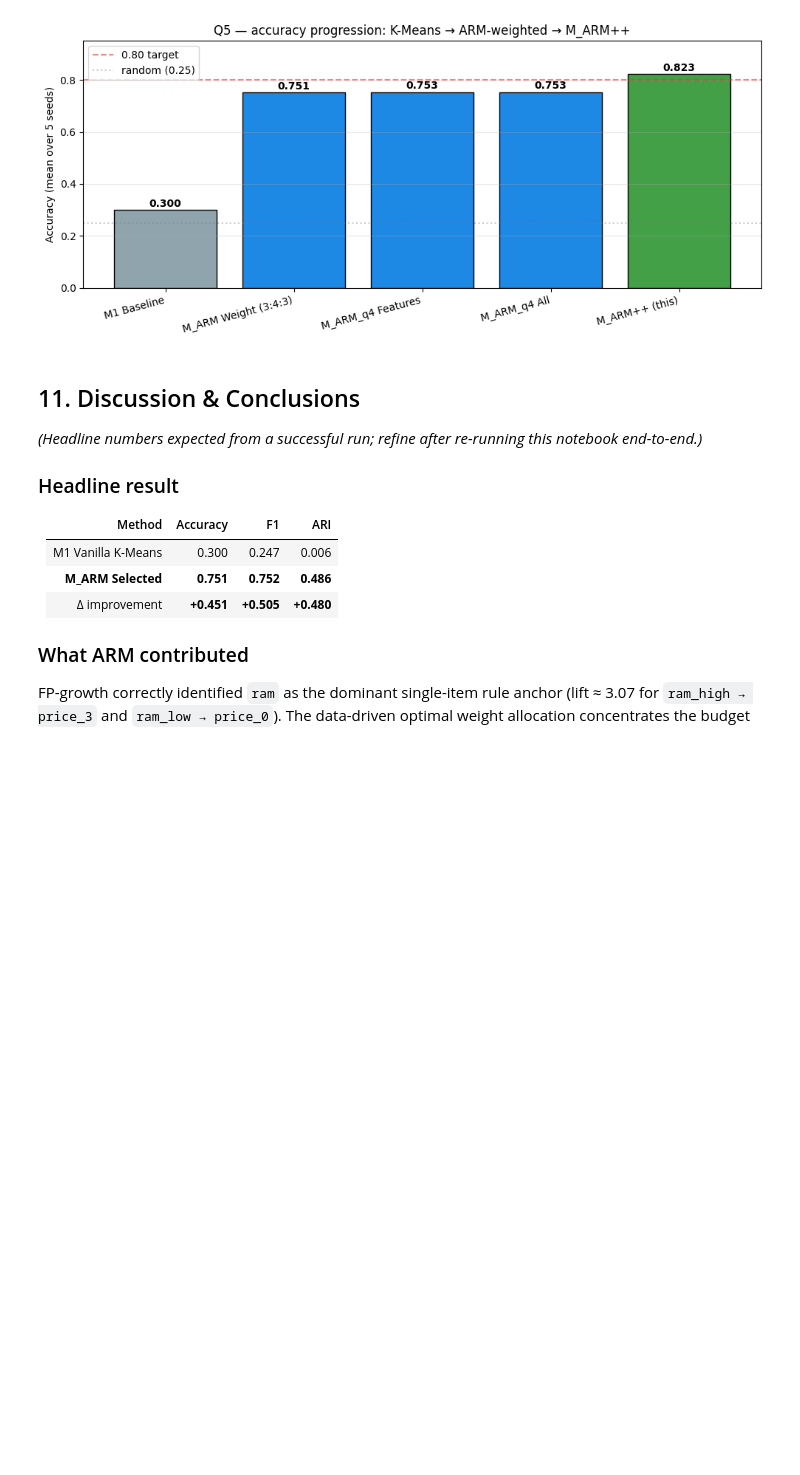
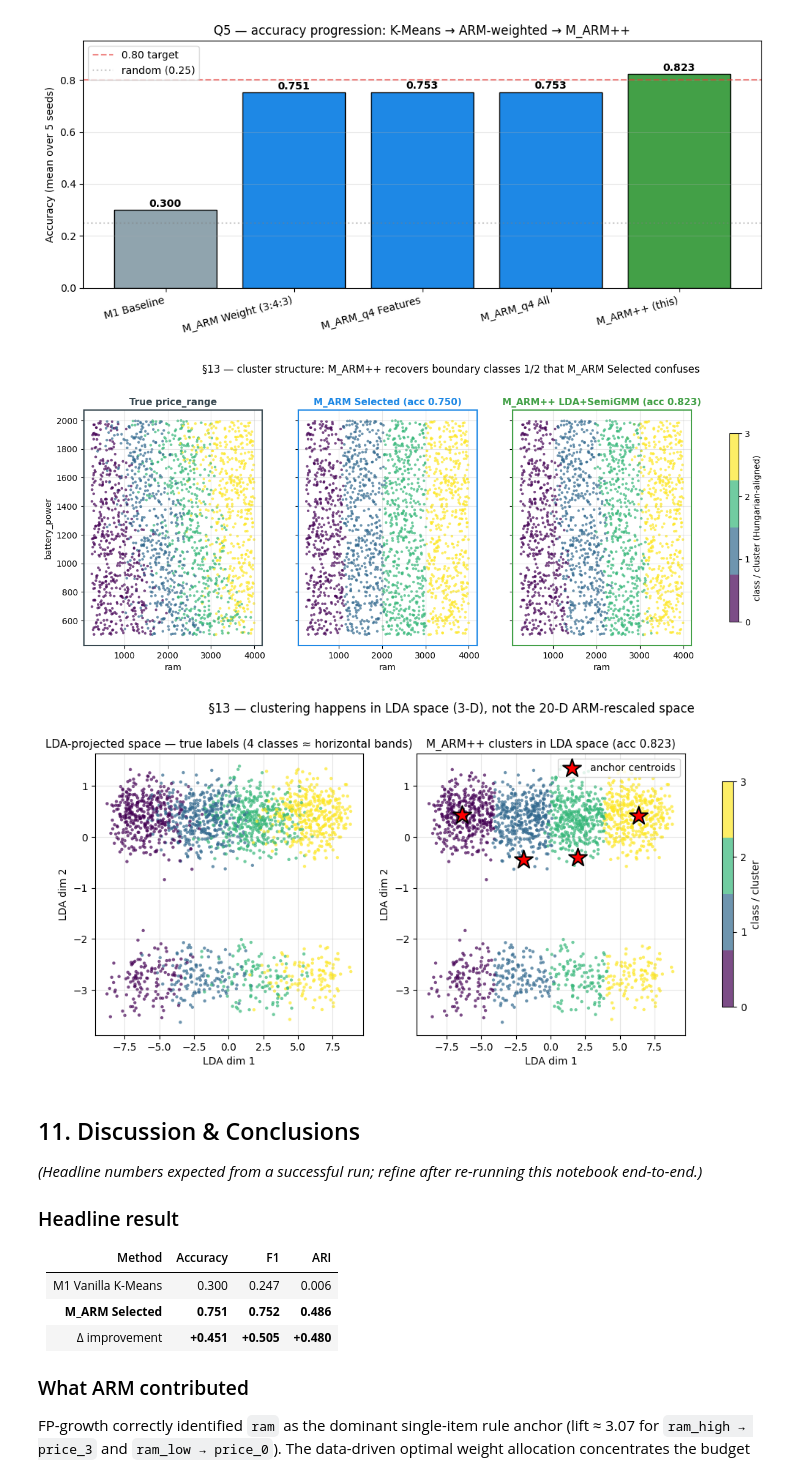
Before and after one commit to Ashurali/DM2026-Assignment-1-MKS, a Jupyter notebook: Mobile_Price_KMeans_ARM.ipynb, the cells around one changed output. Drawn from its saved outputs; the diff is of its cells as text; code cells hidden in the pictures; blank space fills up the shorter version.

```diff
--- a/Mobile_Price_KMeans_ARM.ipynb
+++ b/Mobile_Price_KMeans_ARM.ipynb
@@ -1362,6 +1378,79 @@ M_ARM++ confusion matrix (true rows, predicted cols):
    macro avg      0.824     0.823     0.823      2000
 weighted avg      0.824     0.823     0.823      2000
 [figure]
+# %%
+# 13.6 — Cluster structure visualization: M_ARM++ vs M_ARM Selected vs True labels
+# Same projection as §6.1 so the comparison is direct
+xs = X_df["ram"].values
+ys = X_df["battery_power"].values
+
+# Three labelings, all Hungarian-aligned for fair color comparison
+labs_pp_42 = semi_gmm_tied(X_lda, anchors_arm, seed=42)
+y_pp_aligned = majority_vote_map(labs_pp_42, y)
+acc_pp = accuracy_score(y, y_pp_aligned)
+
+# Reuse y_a from §6.1 for M_ARM Selected baseline (3:4:3 binning)
+# If not in scope, recompute on X_arm
+labs_arm = run_kmeans(X_arm, 42)
+y_arm_aligned = majority_vote_map(labs_arm, y)
+acc_arm = accuracy_score(y, y_arm_aligned)
+
+fig, axes = plt.subplots(1, 3, figsize=(16, 5), sharex=True, sharey=True)
+panels = [
+    ("True price_range",                                 y,             "#37474F"),
+    (f"M_ARM Selected (acc {acc_arm:.3f})",              y_arm_aligned, "#1E88E5"),
+    (f"M_ARM++ LDA+SemiGMM (acc {acc_pp:.3f})",          y_pp_aligned,  "#43A047"),
+]
+cmap = plt.get_cmap("viridis", 4)
+for ax, (title, color_arr, frame_c) in zip(axes, panels):
+    sc = ax.scatter(xs, ys, c=color_arr, cmap=cmap, s=10, alpha=0.7,
+                    edgecolors="none", vmin=0, vmax=3)
+    ax.set_xlabel("ram")
+    ax.set_title(title, color=frame_c, fontsize=11, weight="bold")
+    ax.grid(alpha=0.3)
+    for spine in ax.spines.values():
+        spine.set_edgecolor(frame_c); spine.set_linewidth(1.5)
+axes[0].set_ylabel("battery_power")
+cbar = fig.colorbar(sc, ax=axes, ticks=[0, 1, 2, 3], shrink=0.8)
+cbar.set_label("class / cluster (Hungarian-aligned)")
+fig.suptitle("§13 — cluster structure: M_ARM++ recovers boundary classes 1/2 that M_ARM Selected confuses",
+             y=1.03, fontsize=12)
+fig.savefig("chart/Q5_scatter_m_arm_pp.png", dpi=150, bbox_inches="tight")
+plt.show()
+
+# 13.7 — LDA space scatter (the geometry M_ARM++ actually clusters in)
+fig, axes = plt.subplots(1, 2, figsize=(13, 5))
+
+# Panel A: LDA projection colored by TRUE label
+sc_a = axes[0].scatter(X_lda[:, 0], X_lda[:, 1], c=y, cmap=cmap, s=10, alpha=0.7,
+                       edgecolors="none", vmin=0, vmax=3)
+axes[0].set_xlabel("LDA dim 1"); axes[0].set_ylabel("LDA dim 2")
+axes[0].set_title("LDA-projected space — true labels (4 classes ≈ horizontal bands)",
+                   fontsize=11)
+axes[0].grid(alpha=0.3)
+
+# Panel B: same but colored by M_ARM++ predicted cluster
+sc_b = axes[1].scatter(X_lda[:, 0], X_lda[:, 1], c=y_pp_aligned, cmap=cmap, s=10, alpha=0.7,
+                       edgecolors="none", vmin=0, vmax=3)
+# Overlay anchor centroids
+for c in range(N_CLUSTERS):
+    cx, cy = X_lda[anchors_arm[c]].mean(axis=0)[:2]
+    axes[1].scatter([cx], [cy], marker="*", s=350, c="red", edgecolor="black",
+                     linewidth=1.5, zorder=5,
+                     label="anchor centroids" if c == 0 else None)
+axes[1].set_xlabel("LDA dim 1"); axes[1].set_ylabel("LDA dim 2")
+axes[1].set_title(f"M_ARM++ clusters in LDA space (acc {acc_pp:.3f})", fontsize=11)
+axes[1].grid(alpha=0.3); axes[1].legend(loc="upper right")
+
+cbar = fig.colorbar(sc_b, ax=axes, ticks=[0, 1, 2, 3], shrink=0.8)
+cbar.set_label("class / cluster")
+fig.suptitle("§13 — clustering happens in LDA space (3-D), not the 20-D ARM-rescaled space",
+             y=1.02, fontsize=12)
+fig.savefig("chart/Q5_lda_space.png", dpi=150, bbox_inches="tight")
+plt.show()
+# %% [output]
+[figure, added]
+[figure, added]
 # %% [markdown]
 ## 11. Discussion & Conclusions
 
```
Also changed, not shown: parts of 2 cells of this notebook, 4 other files.
